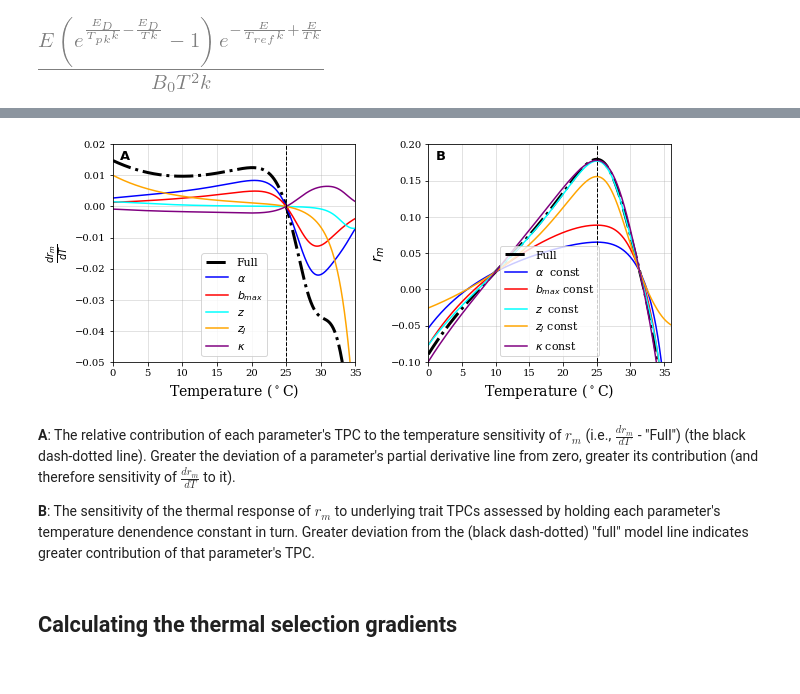
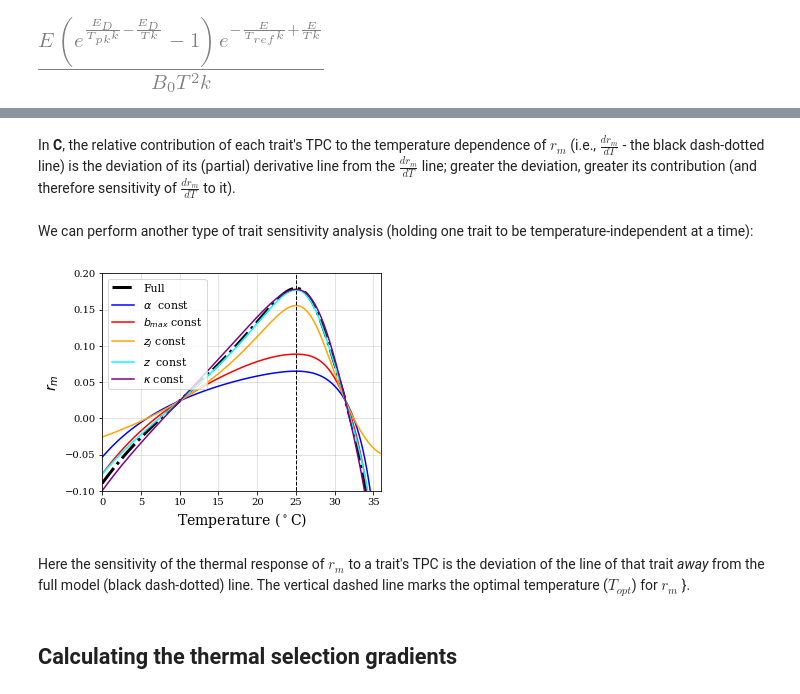
Before and after one commit to EcoEngLab/TraitMismatchPaper-main, a Jupyter notebook: code/TraitMismatch_SI.ipynb, the cells around one changed output, grey strips where cells are left out. Cells and saved outputs as stored; diff of their text form; code cells hidden in the pictures.

Commit message:
Updated SI jupyter nb results

```diff
--- a/code/TraitMismatch_SI.ipynb
+++ b/code/TraitMismatch_SI.ipynb
@@ -559,46 +571,39 @@ r_kap_cons_vec = r_SP_app_lam(bmax_vec,zJ_vec, z_vec, kap_par, alp_vec)
+# %% [markdown]
+In **C**, the relative contribution of each trait's TPC to the temperature dependence of $r_m$ (i.e., $\frac{dr_m}{dT}$ - the black dash-dotted line) is the deviation of its (partial) derivative line from the $\frac{dr_m}{dT}$ line; greater the deviation, greater its contribution (and therefore sensitivity of $\frac{dr_m}{dT}$ to it).
+# %% [markdown]
+We can perform another type of trait sensitivity analysis (holding one trait to be temperature-independent at a time):
 # %%
-fig = plt.figure(figsize=(10, 4))
-ax = fig.add_subplot(121)
-ax.set_title('A', weight="bold", fontsize=13, x=.05, y=.9,**csfont);
+r_alp_cons_vec = r_SP_app_lam(bmax_vec1,zJ_vec1, z_vec1, kap_vec1, alp_par)
+r_bmax_cons_vec = r_SP_app_lam(b_max_par,zJ_vec1, z_vec1, kap_vec1, alp_vec1)
+r_z_cons_vec = r_SP_app_lam(bmax_vec1,zJ_vec1, z_par, kap_vec1, alp_vec1)
+r_zJ_cons_vec = r_SP_app_lam(bmax_vec1,z_J_par, z_vec1, kap_vec1, alp_vec1)
+r_kap_cons_vec = r_SP_app_lam(bmax_vec1,zJ_vec1, z_vec1, kap_par, alp_vec1)
 
-ax.plot(T_vec-273.15,dr_dT_vec, 'black',linewidth=3, linestyle='-.')
-ax.plot(T_vec-273.15,dr_dalp_dT_vec, 'blue')
-ax.plot(T_vec-273.15,dr_dbmax_dT_vec, 'red')
-ax.plot(T_vec-273.15,dr_dz_dT_vec, 'cyan')
-ax.plot(T_vec-273.15,dr_dzJ_dT_vec, 'orange')
-ax.plot(T_vec-273.15,dr_dkap_dT_vec, 'purple')
-ax.plot([T_pk_par, T_pk_par], [ax.get_ylim()[0],ax.get_ylim()[1]], color='k', linestyle='--', linewidth=1)
-ax.set_xlim([0,35])
-ax.set_ylim(-0.05,0.02)
-ax.set_xlabel(r'Temperature ($^\circ$C)', fontsize=14);
-ax.set_ylabel(r'$\frac{dr_m}{dT}$', fontsize=14);
-plt.legend(['Full', r'$\alpha$', '$b_{max}$', '$z$', '$z_J$', r'$\kappa$'], loc='lower center',fontsize=11)
+############## Additional sesnitivity analysis figure #################
 
-ax = fig.add_subplot(122)
-ax.set_title('B', weight="bold", fontsize=13, x=.05, y=.9,**csfont);
-ax.plot(T_vec-273.15,r_m_vec, 'black',linewidth=3, linestyle='-.');
+fig = plt.figure(figsize=(5, 4))
+ax = fig.add_subplot()
+# ax.set_title('B', weight="bold", fontsize=13, x=.05, y=.9,**csfont);
+ax.plot(T_vec-273.15,r_m_vec1, 'black',linewidth=3, linestyle='-.');
 ax.plot(T_vec-273.15,r_alp_cons_vec, 'blue');
 ax.plot(T_vec-273.15,r_bmax_cons_vec, 'red');
+ax.plot(T_vec-273.15,r_zJ_cons_vec, 'orange');
 ax.plot(T_vec-273.15,r_z_cons_vec, 'cyan');
-ax.plot(T_vec-273.15,r_zJ_cons_vec, 'orange');
 ax.plot(T_vec-273.15,r_kap_cons_vec, 'purple');
 ax.plot([T_pk_par, T_pk_par], [ax.get_ylim()[0],ax.get_ylim()[1]], color='k', linestyle='--', linewidth=1)
 ax.set_xlim(0,36)
 ax.set_ylim(-0.1,.2)
 ax.set_xlabel(r'Temperature ($^\circ$C)', fontsize=14);
 ax.set_ylabel('$r_m$', fontsize=14);
-plt.legend(['Full', r'$\alpha$  const', '$b_{max}$ const', '$z$  const', '$z_J$ const',r'$\kappa$ const'], loc='lower center',fontsize=11)
+plt.legend(['Full', r'$\alpha$  const', '$b_{max}$ const', '$z_J$ const', '$z$  const', r'$\kappa$ const'], loc='upper left',fontsize=11)
 
 plt.subplots_adjust(wspace=0.3)
 
-
-plt.savefig('../results/r_sens.pdf')
+plt.savefig('../results/r_sens.pdf', bbox_inches='tight')
 # %% [output]
-[figure, old version]
+[figure, new version]
-# %% [markdown]
-**A**: The relative contribution of each parameter's TPC to the temperature sensitivity of $r_m$ (i.e., $\frac{dr_m}{dT}$ - "Full") (the black dash-dotted line). Greater the deviation of a parameter's partial derivative line from zero, greater its contribution (and therefore sensitivity of $\frac{dr_m}{dT}$ to it).
-
-**B**: The sensitivity of the thermal response of $r_m$ to underlying trait TPCs assessed by holding each parameter's temperature denendence constant in turn. Greater deviation from the (black dash-dotted) "full" model line indicates greater contribution of that parameter's TPC.
+# %% [markdown]
+Here the sensitivity of the thermal response of $r_m$ to a trait's TPC is the deviation of the line of that trait *away* from the full model (black dash-dotted) line. The vertical dashed line marks the optimal temperature ($T_{opt}$) for $r_m$ }.
 # %% [markdown]
 ## Calculating the thermal selection gradients
 # %% [markdown]
```
Also changed, not shown: parts of 19 cells of this notebook, 1 other file.
